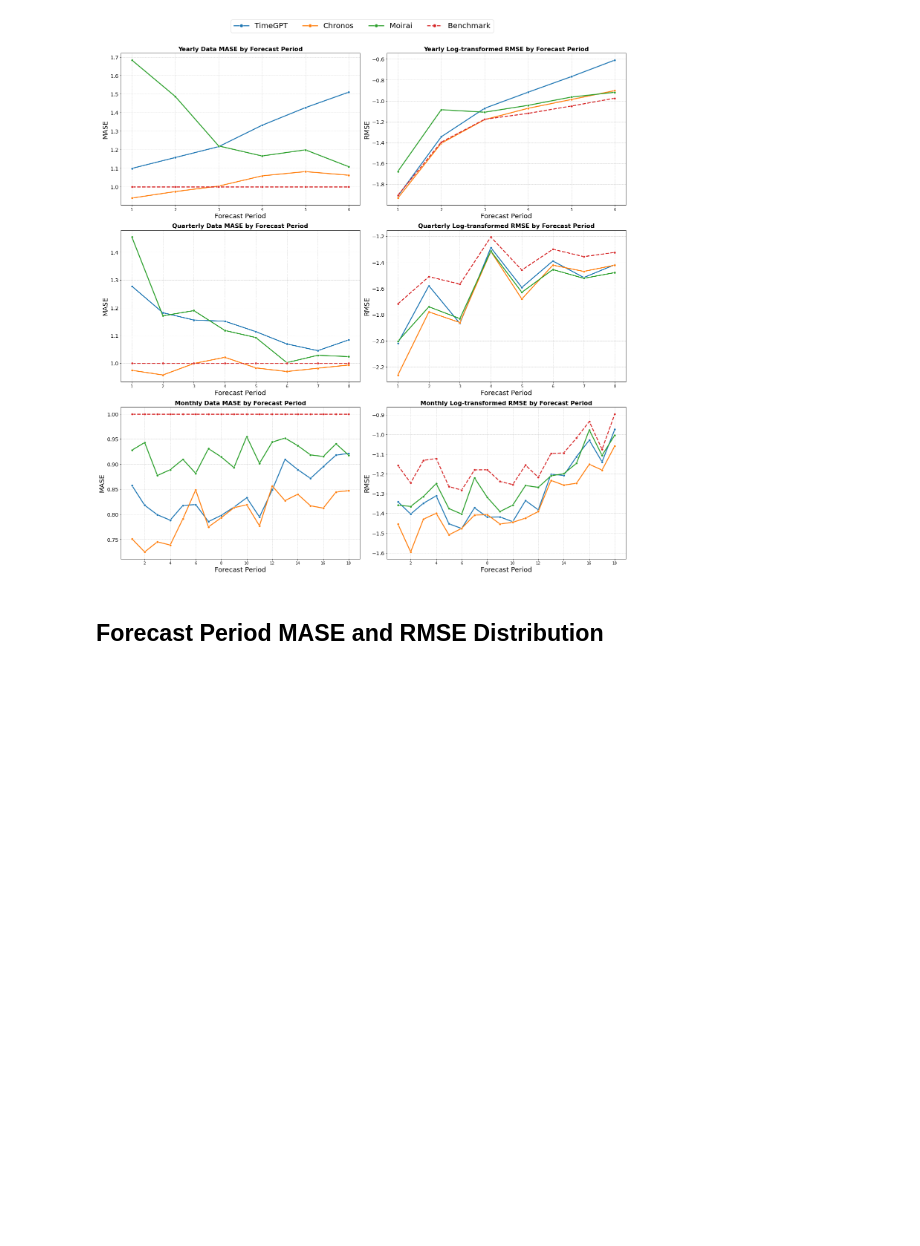
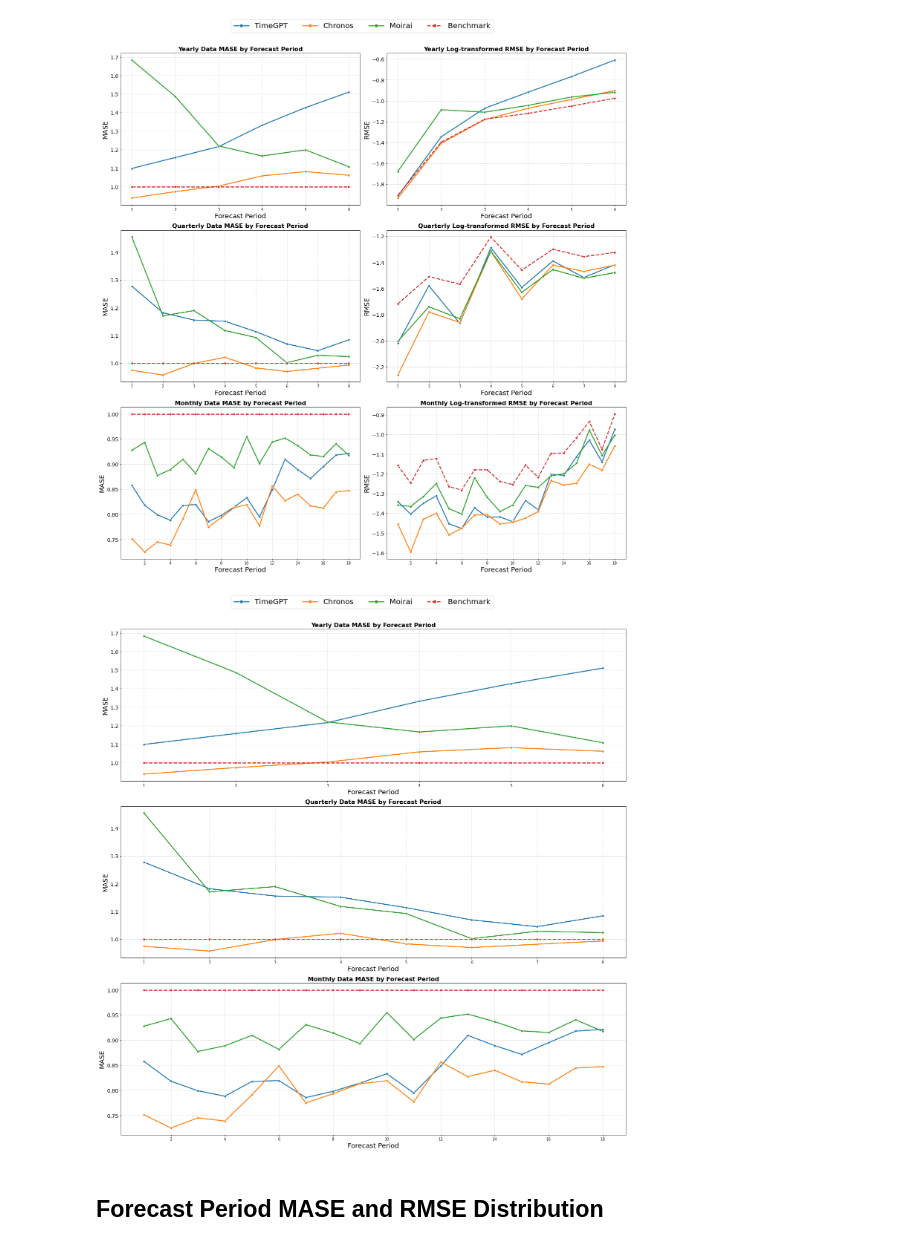
Before and after one commit to tom-alten/OutsmartingTime, a Jupyter notebook: Analysis/forecast_period_viz.ipynb, the cells around one changed output. Cells and saved outputs as stored; diff of their text form; code cells hidden in the pictures; blank space fills up the shorter version.

```diff
--- a/Analysis/forecast_period_viz.ipynb
+++ b/Analysis/forecast_period_viz.ipynb
@@ -765,6 +765,71 @@ plt.tight_layout()
 plt.show()
 # %% [output]
 [figure]
+# %%
+import matplotlib.pyplot as plt
+import seaborn as sns
+
+# Create a figure with 1 row and 3 columns of subplots
+fig, axes = plt.subplots(3, 1, figsize=(20, 20))
+
+### MASE ###
+
+# Yearly
+sns.lineplot(ax=axes[0], x=mase_results_period_year.index, y=mase_results_period_year['TimeGPT'], marker='o', label='TimeGPT', linewidth=2.5)
+sns.lineplot(ax=axes[0], x=mase_results_period_year.index, y=mase_results_period_year['Chronos'], marker='o', label='Chronos', linewidth=2.5)
+sns.lineplot(ax=axes[0], x=mase_results_period_year.index, y=mase_results_period_year['Moirai'], marker='o', label='Moirai', linewidth=2.5)
+sns.lineplot(ax=axes[0], x=mase_results_period_year.index, y=mase_results_period_year['NAIVE2'], marker='o', linestyle='--', label='Benchmark', linewidth=2.5)
+# Title and labels
+axes[0].set_title('Yearly Data MASE by Forecast Period', fontsize=16, fontweight='bold')
+axes[0].set_xlabel('Forecast Period', fontsize=18)
+axes[0].set_ylabel('MASE', fontsize=18)
+axes[0].grid(True, linestyle='--', alpha=0.6)
+axes[0].set_xticks(range(1, 6+1))
+axes[0].tick_params(axis='y', labelsize=14)
+
+# Quarterly
+sns.lineplot(ax=axes[1], x=mase_results_period_quarter.index, y=mase_results_period_quarter['TimeGPT'], marker='o', label='TimeGPT', linewidth=2.5)
+sns.lineplot(ax=axes[1], x=mase_results_period_quarter.index, y=mase_results_period_quarter['Chronos'], marker='o', label='Chronos', linewidth=2.5)
+sns.lineplot(ax=axes[1], x=mase_results_period_quarter.index, y=mase_results_period_quarter['Moirai'], marker='o', label='Moirai', linewidth=2.5)
+sns.lineplot(ax=axes[1], x=mase_results_period_quarter.index, y=mase_results_period_quarter['NAIVE2'], marker='o', linestyle='--', label='Benchmark', linewidth=2.5)
+# Title and labels
+axes[1].set_title('Quarterly Data MASE by Forecast Period', fontsize=16, fontweight='bold')
+axes[1].set_xlabel('Forecast Period', fontsize=18)
+axes[1].set_ylabel('MASE', fontsize=18)
+axes[1].grid(True, linestyle='--', alpha=0.6)
+axes[1].set_xticks(range(1, 8+1))
+axes[1].tick_params(axis='y', labelsize=14)
+
+# Monthly
+sns.lineplot(ax=axes[2], x=mase_results_period_month.index, y=mase_results_period_month['TimeGPT'], marker='o', label='TimeGPT', linewidth=2.5)
+sns.lineplot(ax=axes[2], x=mase_results_period_month.index, y=mase_results_period_month['Chronos'], marker='o', label='Chronos', linewidth=2.5)
+sns.lineplot(ax=axes[2], x=mase_results_period_month.index, y=mase_results_period_month['Moirai'], marker='o', label='Moirai', linewidth=2.5)
+sns.lineplot(ax=axes[2], x=mase_results_period_month.index, y=mase_results_period_month['NAIVE2'], marker='o', linestyle='--', label='Benchmark', linewidth=2.5)
+# Title and labels
+axes[2].set_title('Monthly Data MASE by Forecast Period', fontsize=16, fontweight='bold')
+axes[2].set_xlabel('Forecast Period', fontsize=18)
+axes[2].set_ylabel('MASE', fontsize=18)
+axes[2].grid(True, linestyle='--', alpha=0.6)
+axes[2].set_xticks(range(2, 18+1, 2))
+axes[2].tick_params(axis='y', labelsize=14)
+
+# Remove legends from the individual plots in favor of a single legend above
+for ax in axes.flat:
+    ax.legend().remove()
+
+# Common legend
+fig.subplots_adjust(top=0.85)
+
+# Legend placement at the top and span the full figure width
+handles, labels = axes[0].get_legend_handles_labels()  # You can also gather labels from all subplots if they vary
+fig.legend(handles, labels, loc='upper center', bbox_to_anchor=(0.5, 1.05), ncol=len(labels), fontsize=20, markerscale=1.5, handlelength=2)
+
+# Adjust layout to prevent overlapping
+plt.tight_layout()
+
+plt.show()
+# %% [output]
+[figure, added]
 # %% [markdown]
 ## Forecast Period MASE and RMSE Distribution
 # %% [markdown]
```
Also changed, not shown: 19 other files.
